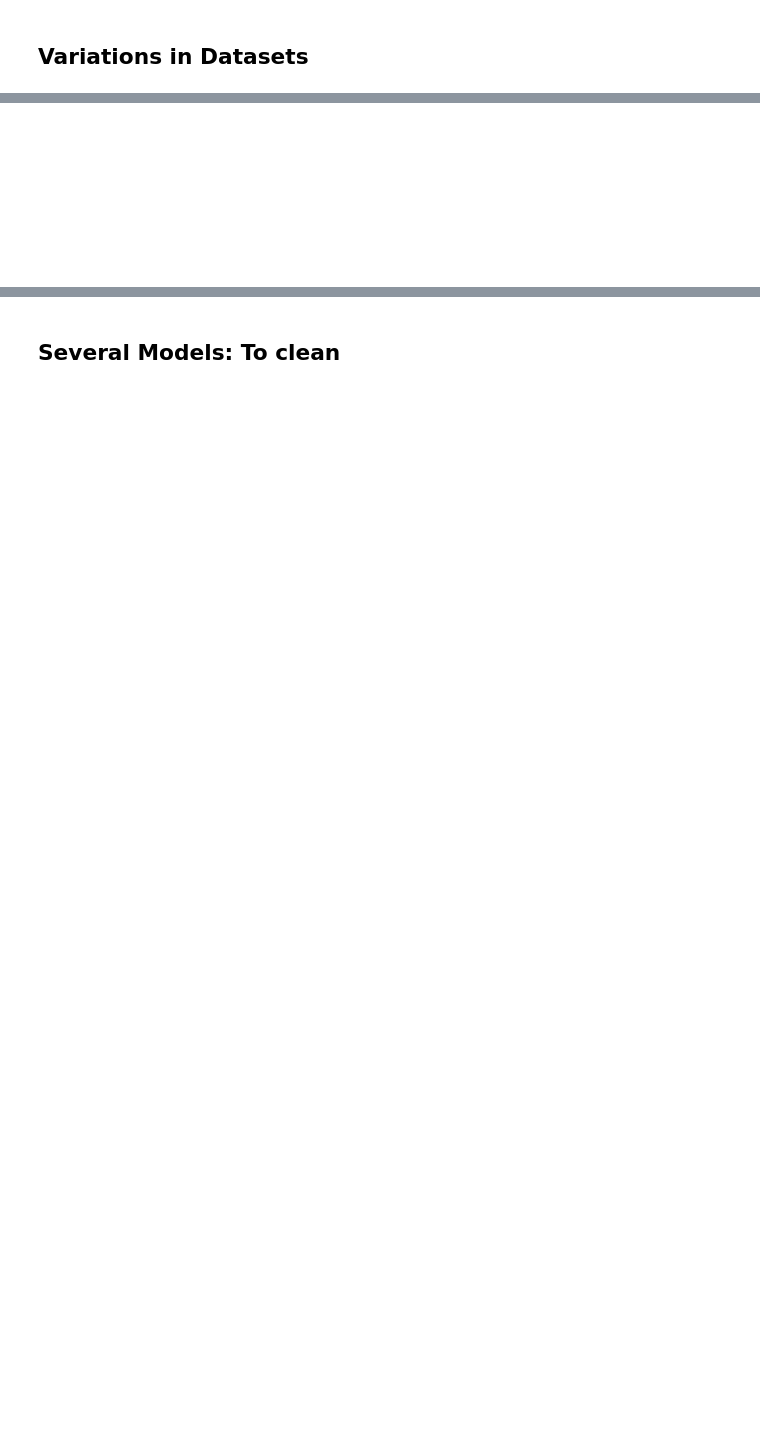
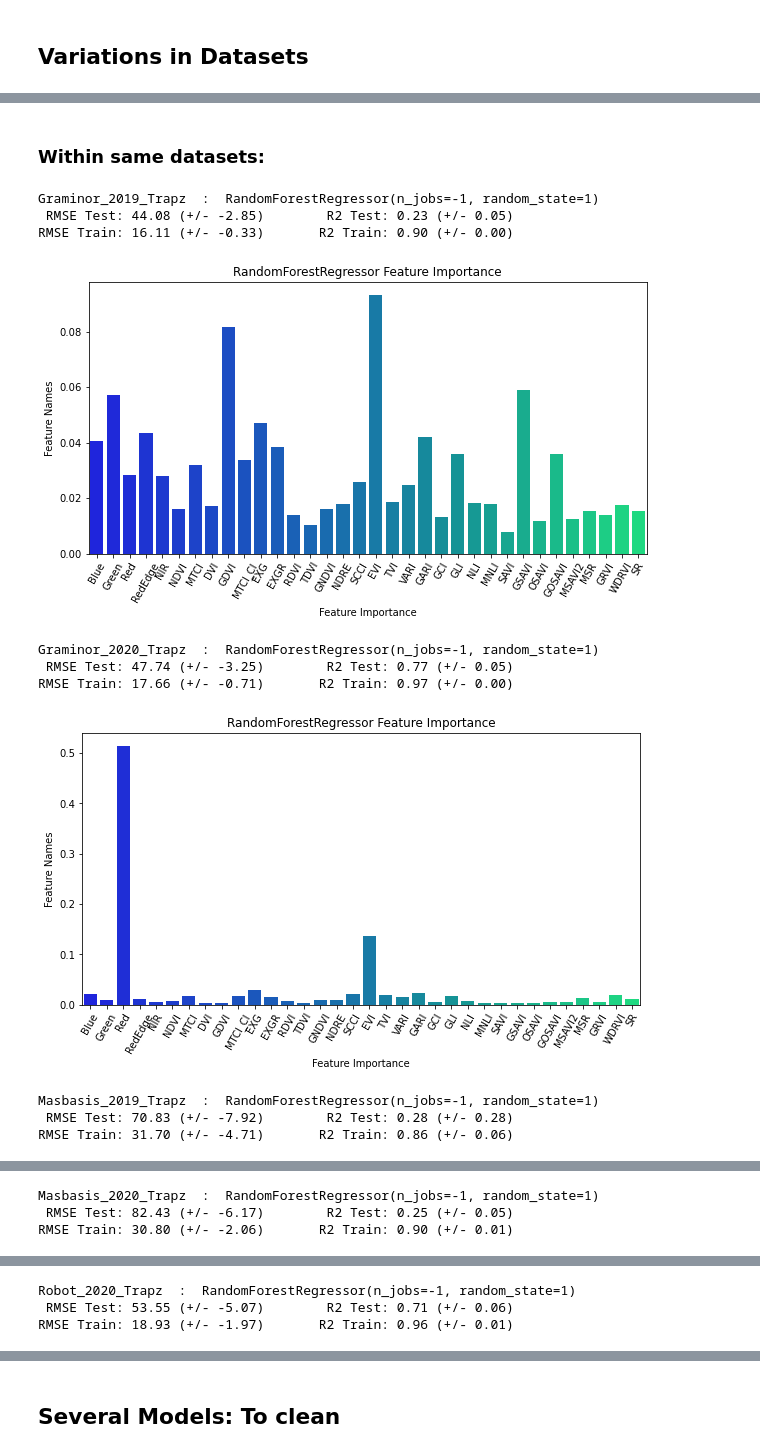
Before and after one commit to fahadijaz/spring_wheat_yield_prediction, a Jupyter notebook: 4. Model Training.ipynb, the cells around one changed output, grey strips where cells are left out. Drawn from its saved outputs; the diff is of its cells as text; code cells hidden in the pictures; blank space fills up the shorter version.

Commit message:
Working on ML models and variations of data for training and testing

```diff
--- a/4. Model Training.ipynb
+++ b/4. Model Training.ipynb
@@ -253,0 +256,10 @@ Total imported 14
+# %%
+a_file = open(main_path+'weather_columns.json', "r")
+output_str = a_file.read()
+# The file is imported as string
+
+# Converting it to dictionary
+weather_features = json.loads(output_str)
+a_file.close()
+
+# pprint(weather_features)
@@ -262,6 +276,8 @@ spectral_indices = ['NDVI', 'MTCI', 'DVI', 'GDVI', 'MTCI_CI', 'EXG', 'EXGR', 'RD
                     'TDVI', 'GNDVI', 'NDRE', 'SCCI', 'EVI', 'TVI', 'VARI', 'GARI',
                     'GCI', 'GLI', 'NLI', 'MNLI', 'SAVI', 'GSAVI', 'OSAVI', 'GOSAVI',
                     'MSAVI2', 'MSR', 'GRVI', 'WDRVI', 'SR']
+environment_var = weather_features+['Staur_Env', 'Vollebekk_Env']
+
 # list_agg_df
 yield_cols = ['GrainYield', 'Name', 'CodeName', 'Pedigree', 'Line', 'Heading_Date',
               'Maturity_Date', 'Days2Heading', 'Days2Maturity', 'Lodging']
@@ -323,6 +339,7 @@ loc_yield_cols
 # Dropping unnecessary columns
 
 for df in all_df:
+    print(df)
     temp_df = locals()[df].copy()
-    locals()[df] = temp_df[base_indices+spectral_indices+['Name'+'GrainYield']]
+    locals()[df] = temp_df[base_indices+spectral_indices+environment_var+['Name','GrainYield']]
 # %% [output]
@@ -561,4 +706,7 @@ RandomForestRegressor
 # %% [markdown]
 ## Variations in Datasets
 # %%
-id_cols_new = ['Plot_ID']
+# training_features = base_indices+spectral_indices+environment_var
+training_features = base_indices+spectral_indices
+target_features = ['GrainYield']
+group_feature = ['Name']
@@ -575,8 +713,29 @@ id_cols_new = ['Plot_ID']
-# %% [markdown]
-###
-# %% [markdown]
-###
-# %% [markdown]
-###
-# %% [markdown]
-###
+# %% [markdown]
+### Within same datasets:
+# %%
+# Iterating through all possible permutations of the fields dataset
+for df in all_df_trapz:
+    df_ = locals()[df].copy()
+
+    X = df_[training_features]
+    y = df_[target_features].values.ravel()
+    groups = df_[group_feature].values.ravel()
+
+    gkf = list(GroupKFold(n_splits=3).split(X, y, groups))
+
+    # Getting scores using cross_val_score
+    for model in models:
+        importances = training_gkf_std(model, X, y, gkf)
+        plot_feat_imp(importances, model, training_features)
+# %% [output]
+Graminor_2019_Trapz  :  RandomForestRegressor(n_jobs=-1, random_state=1)
+ RMSE Test: 44.08 (+/- -2.85)        R2 Test: 0.23 (+/- 0.05)
+RMSE Train: 16.11 (+/- -0.33)       R2 Train: 0.90 (+/- 0.00)
+[figure, added]
+Graminor_2020_Trapz  :  RandomForestRegressor(n_jobs=-1, random_state=1)
+ RMSE Test: 47.74 (+/- -3.25)        R2 Test: 0.77 (+/- 0.05)
+RMSE Train: 17.66 (+/- -0.71)       R2 Train: 0.97 (+/- 0.00)
+[figure, added]
+Masbasis_2019_Trapz  :  RandomForestRegressor(n_jobs=-1, random_state=1)
+ RMSE Test: 70.83 (+/- -7.92)        R2 Test: 0.28 (+/- 0.28)
+RMSE Train: 31.70 (+/- -4.71)       R2 Train: 0.86 (+/- 0.06)
@@ -582,0 +743,3 @@ id_cols_new = ['Plot_ID']
+Masbasis_2020_Trapz  :  RandomForestRegressor(n_jobs=-1, random_state=1)
+ RMSE Test: 82.43 (+/- -6.17)        R2 Test: 0.25 (+/- 0.05)
+RMSE Train: 30.80 (+/- -2.06)       R2 Train: 0.90 (+/- 0.01)
@@ -582,0 +747,3 @@ id_cols_new = ['Plot_ID']
+Robot_2020_Trapz  :  RandomForestRegressor(n_jobs=-1, random_state=1)
+ RMSE Test: 53.55 (+/- -5.07)        R2 Test: 0.71 (+/- 0.06)
+RMSE Train: 18.93 (+/- -1.97)       R2 Train: 0.96 (+/- 0.01)
```
Also changed, not shown: parts of 74 cells of this notebook, 46 other files.
